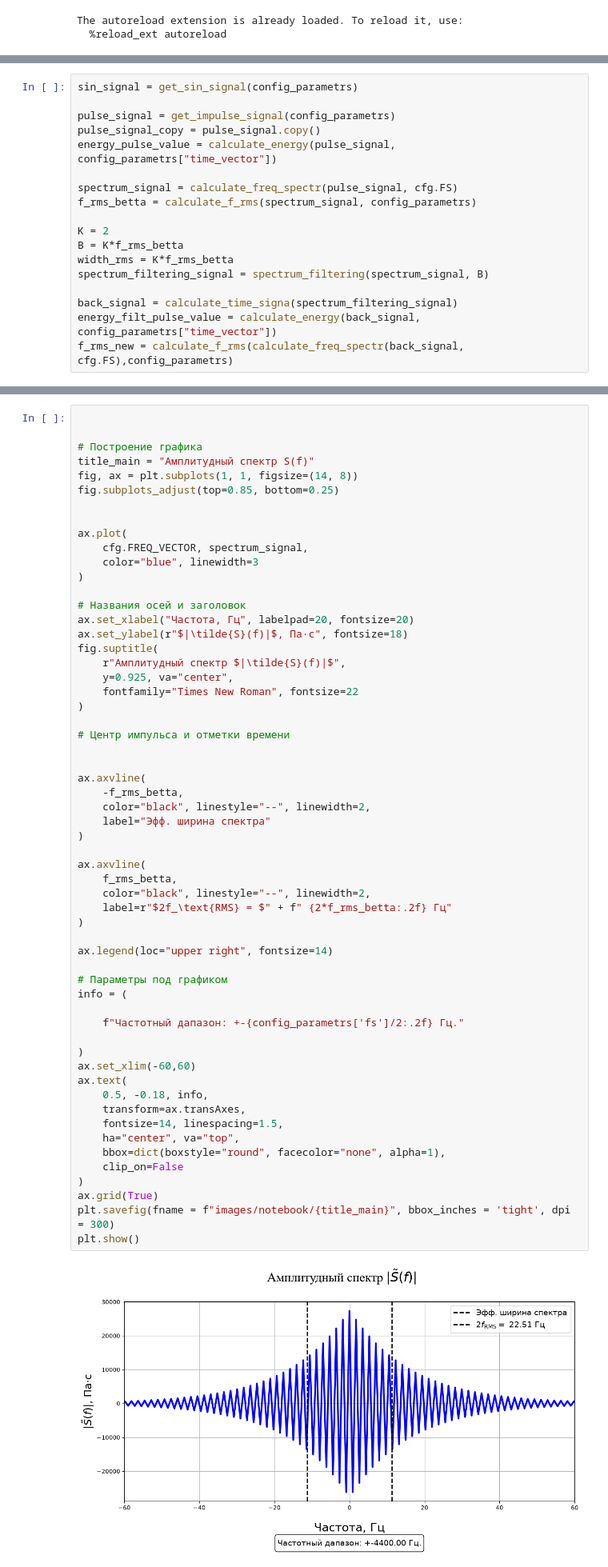
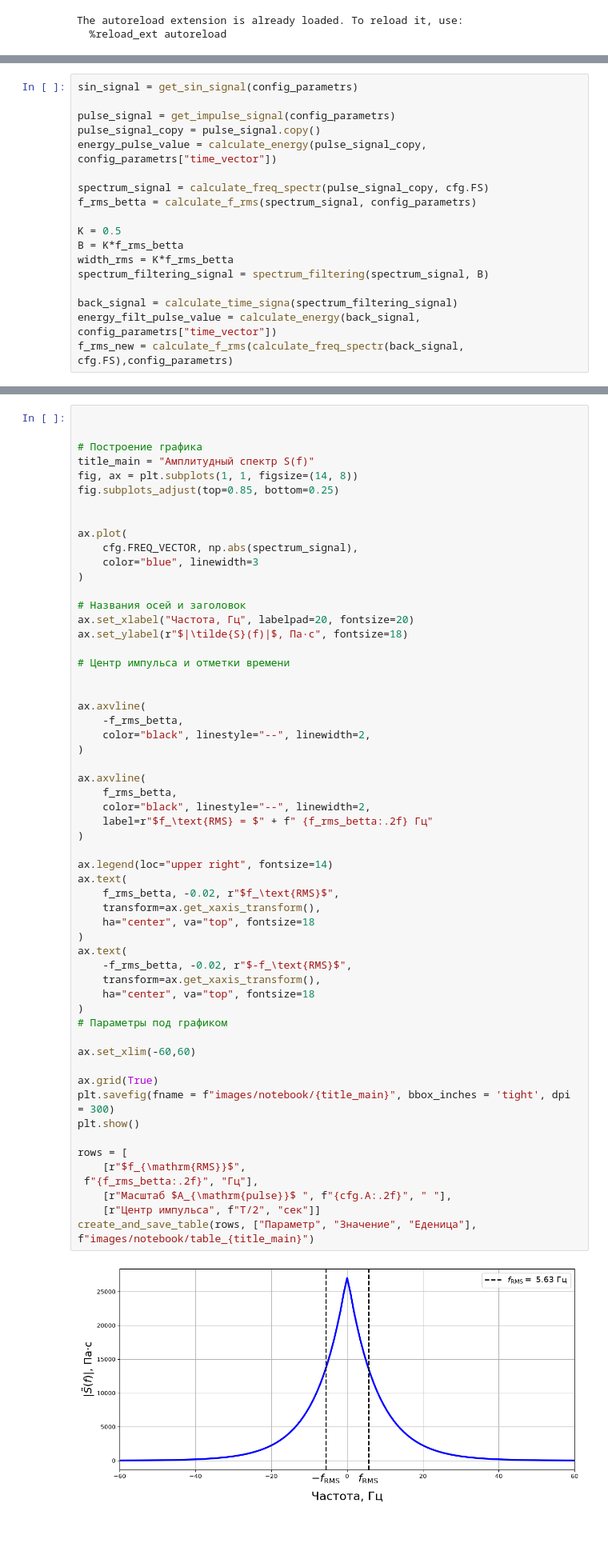
Before and after one commit to veitnemed/piling-main, a Jupyter notebook: notebook.ipynb, the cells around one changed output, grey strips where cells are left out. Shown at 80% size. Saved outputs shown, nothing was run; the diff lists cells and outputs as text; blank space fills up the shorter version.

```diff
--- a/notebook.ipynb
+++ b/notebook.ipynb
@@ -39,12 +39,12 @@ sin_signal = get_sin_signal(config_parametrs)
 
 pulse_signal = get_impulse_signal(config_parametrs)
 pulse_signal_copy = pulse_signal.copy()
-energy_pulse_value = calculate_energy(pulse_signal, config_parametrs["time_vector"])
+energy_pulse_value = calculate_energy(pulse_signal_copy, config_parametrs["time_vector"])
 
-spectrum_signal = calculate_freq_spectr(pulse_signal, cfg.FS)
+spectrum_signal = calculate_freq_spectr(pulse_signal_copy, cfg.FS)
 f_rms_betta = calculate_f_rms(spectrum_signal, config_parametrs)
 
-K = 2
+K = 0.5
 B = K*f_rms_betta
 width_rms = K*f_rms_betta
 spectrum_filtering_signal = spectrum_filtering(spectrum_signal, B)
@@ -134,53 +122,52 @@ fig.subplots_adjust(top=0.85, bottom=0.25)
 
 
 ax.plot(
-    cfg.FREQ_VECTOR, spectrum_signal,
+    cfg.FREQ_VECTOR, np.abs(spectrum_signal),
     color="blue", linewidth=3
 )
 
 # Названия осей и заголовок
 ax.set_xlabel("Частота, Гц", labelpad=20, fontsize=20)
 ax.set_ylabel(r"$|\tilde{S}(f)|$, Па·с", fontsize=18)
-fig.suptitle(
-    r"Амплитудный спектр $|\tilde{S}(f)|$",
-    y=0.925, va="center",
-    fontfamily="Times New Roman", fontsize=22
-)
 
 # Центр импульса и отметки времени
 
 
 ax.axvline(
     -f_rms_betta,
     color="black", linestyle="--", linewidth=2,
-    label="Эфф. ширина спектра"
 )
 
 ax.axvline(
     f_rms_betta,
     color="black", linestyle="--", linewidth=2,
-    label=r"$2f_\text{RMS} = $" + f" {2*f_rms_betta:.2f} Гц"
+    label=r"$f_\text{RMS} = $" + f" {f_rms_betta:.2f} Гц"
 )
 
 ax.legend(loc="upper right", fontsize=14)
+ax.text(
+    f_rms_betta, -0.02, r"$f_\text{RMS}$",
+    transform=ax.get_xaxis_transform(),
+    ha="center", va="top", fontsize=18
+)
+ax.text(
+    -f_rms_betta, -0.02, r"$-f_\text{RMS}$",
+    transform=ax.get_xaxis_transform(),
+    ha="center", va="top", fontsize=18
+)
+# Параметры под графиком
 
-# Параметры под графиком
-info = (
+ax.set_xlim(-60,60)
 
-    f"Частотный дапазон: +-{config_parametrs['fs']/2:.2f} Гц."
-
-)
-ax.set_xlim(-60,60)
-ax.text(
-    0.5, -0.18, info,
-    transform=ax.transAxes,
-    fontsize=14, linespacing=1.5,
-    ha="center", va="top",
-    bbox=dict(boxstyle="round", facecolor="none", alpha=1),
-    clip_on=False
-)
 ax.grid(True)
 plt.savefig(fname = f"images/notebook/{title_main}", bbox_inches = 'tight', dpi = 300)
 plt.show()
+
+rows = [
+    [r"$f_{\mathrm{RMS}}$",
+ f"{f_rms_betta:.2f}", "Гц"],
+    [r"Масштаб $A_{\mathrm{pulse}}$ ", f"{cfg.A:.2f}", " "],
+    [r"Центр импульса", f"T/2", "сек"]]
+create_and_save_table(rows, ["Параметр", "Значение", "Еденица"], f"images/notebook/table_{title_main}")
 # %% [output]
-[figure, old version]
+[figure, new version]
```
Also changed, not shown: parts of 7 cells of this notebook, 11 other files.
